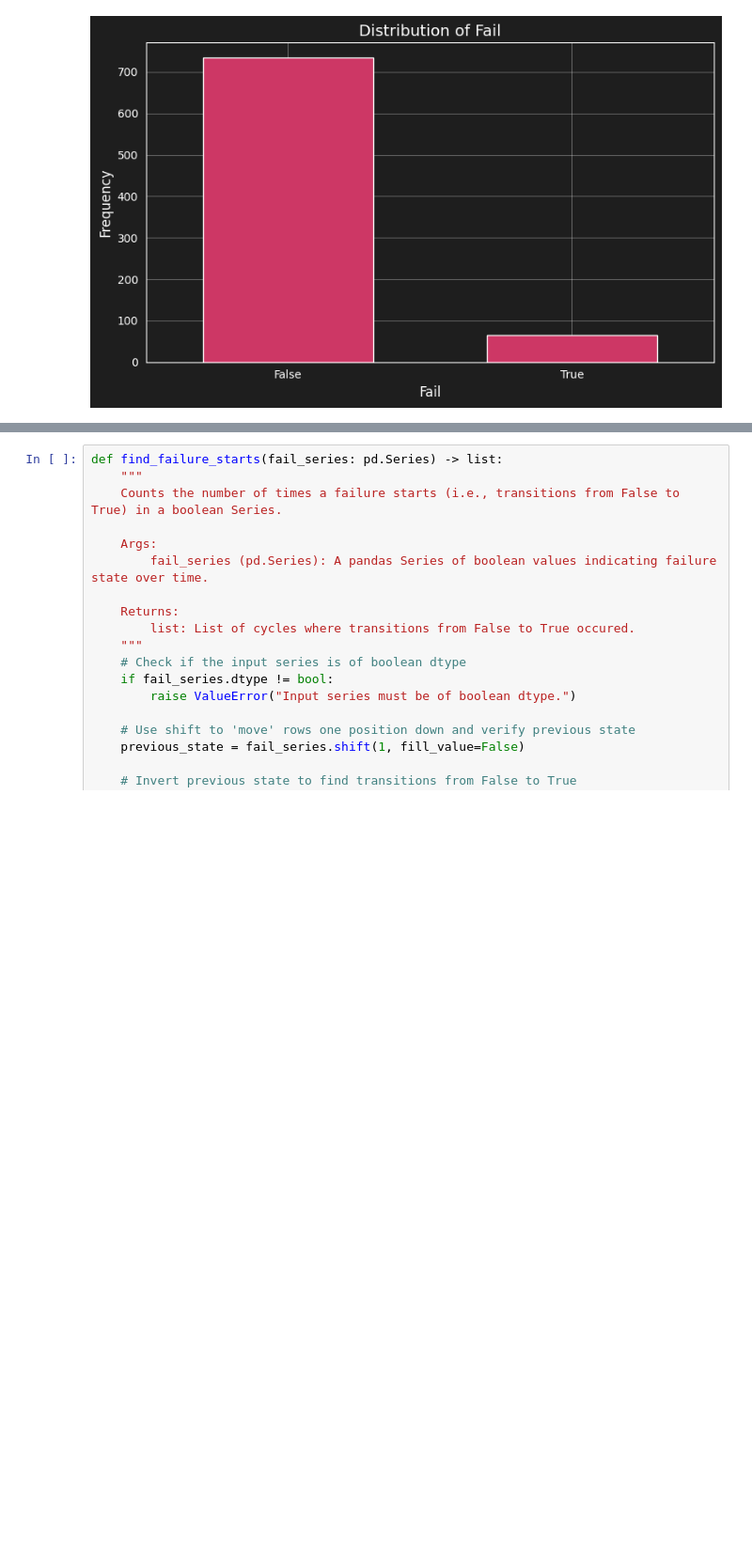
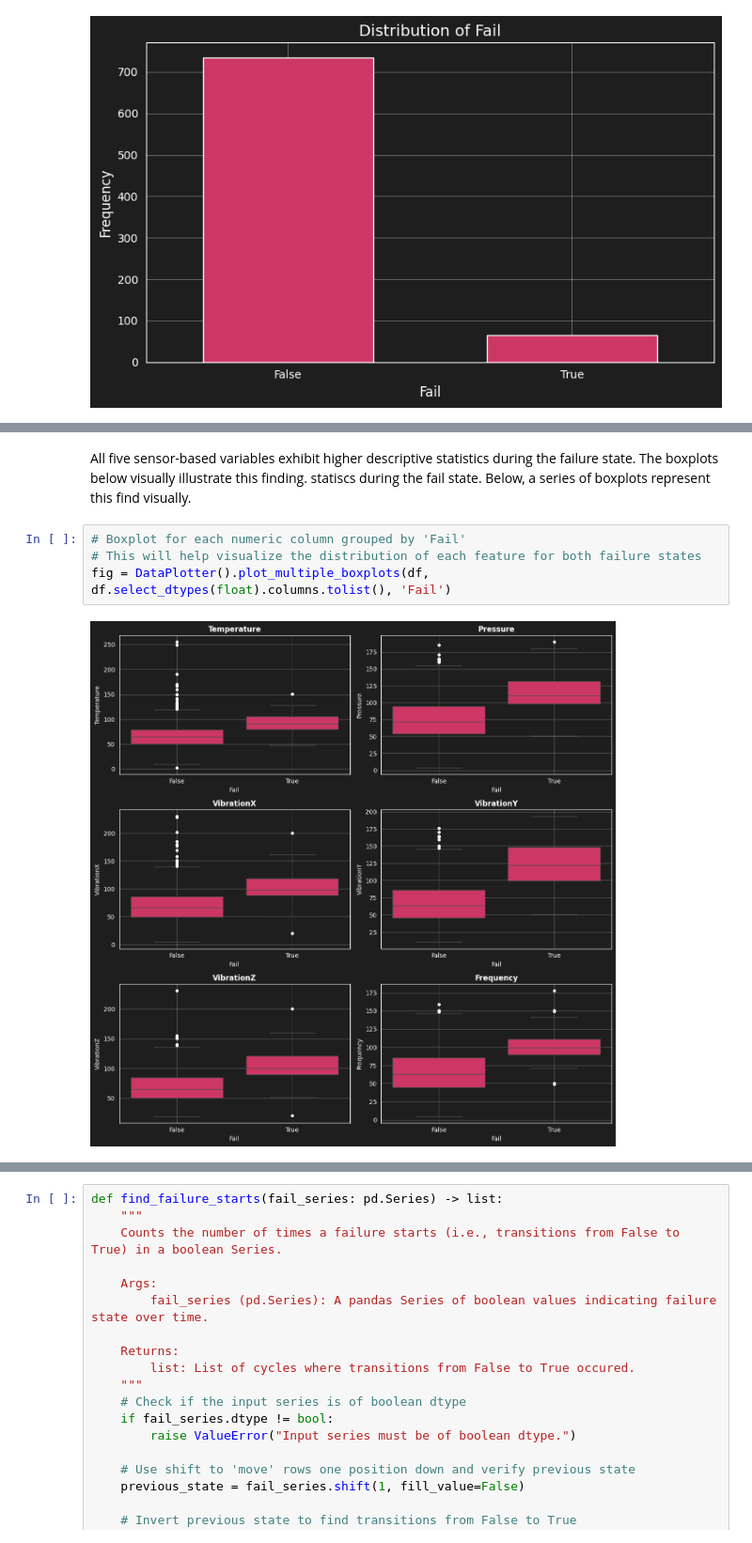
Before and after one commit to jackson-simionato/fpso-equipment-monitoring, a Jupyter notebook: notebooks/01_eda_exploration.ipynb, the cells around one changed output, grey strips where cells are left out. Shown at 94% size. Drawn from its saved outputs; the diff is of its cells as text; blank space fills up the shorter version.

```diff
--- a/notebooks/01_eda_exploration.ipynb
+++ b/notebooks/01_eda_exploration.ipynb
@@ -172,0 +205,8 @@ Similarly, it's important to know how many times the equipment failed.
+# %% [markdown]
+All five sensor-based variables exhibit higher descriptive statistics during the failure state. The boxplots below visually illustrate this finding. statiscs during the fail state. Below, a series of boxplots represent this find visually.
+# %%
+# Boxplot for each numeric column grouped by 'Fail'
+# This will help visualize the distribution of each feature for both failure states
+fig = DataPlotter().plot_multiple_boxplots(df, df.select_dtypes(float).columns.tolist(), 'Fail')
+# %% [output]
+[figure, added]
```
Also changed, not shown: parts of 47 cells of this notebook.
